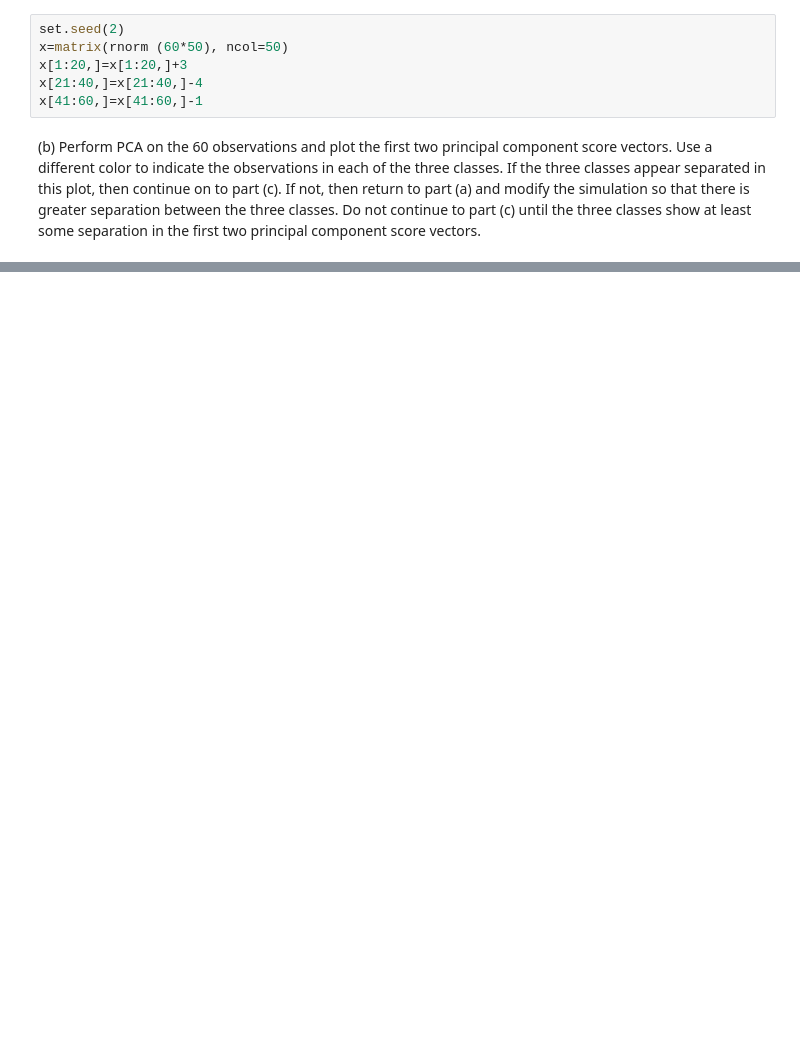
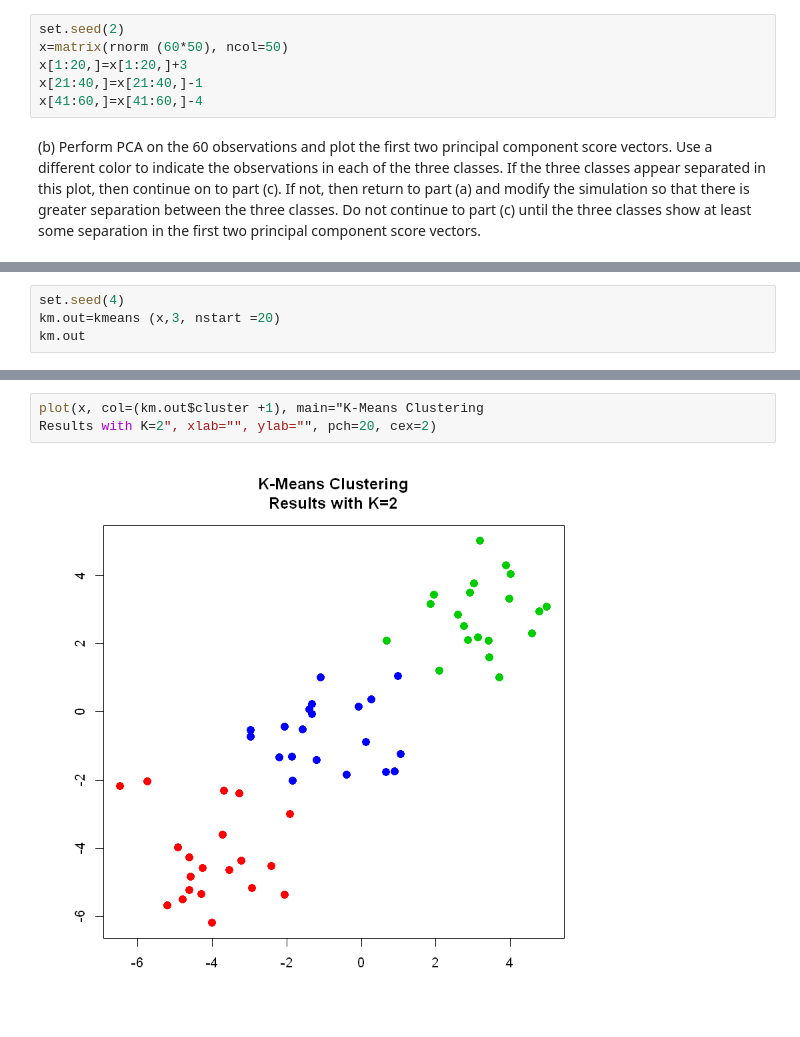
Before and after one commit to kuzn137/Statistical_problems, a Jupyter notebook: Ch10R.ipynb, the cells around one changed output, grey strips where cells are left out. Drawn from its saved outputs; the diff is of its cells as text; blank space fills up the shorter version.

```diff
--- a/Ch10R.ipynb
+++ b/Ch10R.ipynb
@@ -238,8 +238,8 @@ three classes (i.e. 60 observations total), and 50 variables.
 set.seed(2)
 x=matrix(rnorm (60*50), ncol=50)
 x[1:20,]=x[1:20,]+3
-x[21:40,]=x[21:40,]-4
-x[41:60,]=x[41:60,]-1
+x[21:40,]=x[21:40,]-1
+x[41:60,]=x[41:60,]-4
 # %% [markdown]
 (b) Perform PCA on the 60 observations and plot the first two principal component score vectors. Use a different color to indicate
 the observations in each of the three classes. If the three classes
@@ -280,0 +285,4 @@ lines(v1[41:60], v2[41:60], col="green")
+# %%
+set.seed(4)
+km.out=kmeans (x,3, nstart =20)
+km.out
@@ -280,0 +307,5 @@ lines(v1[41:60], v2[41:60], col="green")
+# %%
+plot(x, col=(km.out$cluster +1), main="K-Means Clustering
+Results with K=2", xlab="", ylab="", pch=20, cex=2)
+# %% [output]
+[figure, added]
```
Also changed, not shown: parts of 6 cells of this notebook.
